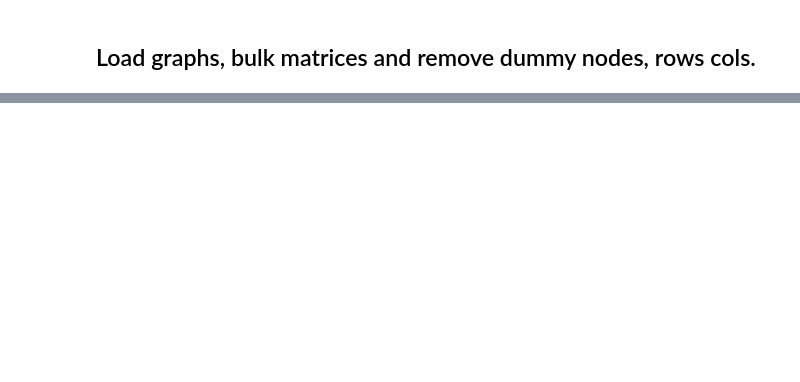
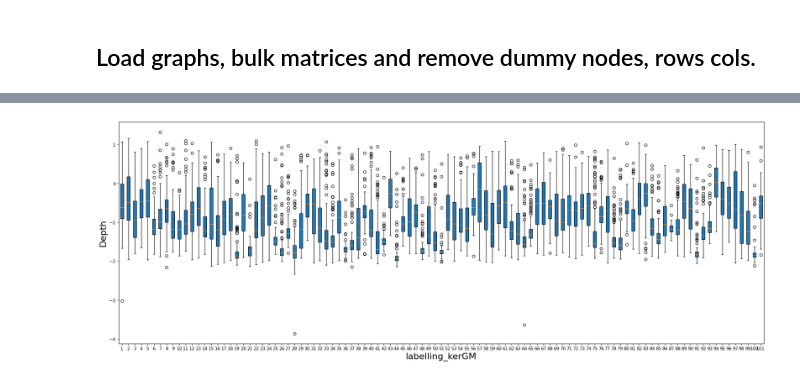
Before and after one commit to Rohit3594/Graph_matching, a Jupyter notebook: Matlab_MGM_affintiy_gen/Compute depth Variance.ipynb, the cells around one changed output, grey strips where cells are left out. Cells and saved outputs as stored; diff of their text form; code cells hidden in the pictures; blank space fills up the shorter version.

```diff
--- a/Matlab_MGM_affintiy_gen/Compute depth Variance.ipynb
+++ b/Matlab_MGM_affintiy_gen/Compute depth Variance.ipynb
@@ -70,0 +130,5 @@ Number of labels: 101
+# %%
+figure(figsize=(26, 9), dpi=80)
+create_depth_boxplot_matching(method_label='labelling_kerGM')
+# %% [output]
+[figure, added]
```
Also changed, not shown: parts of 25 cells of this notebook, 13 other files.
